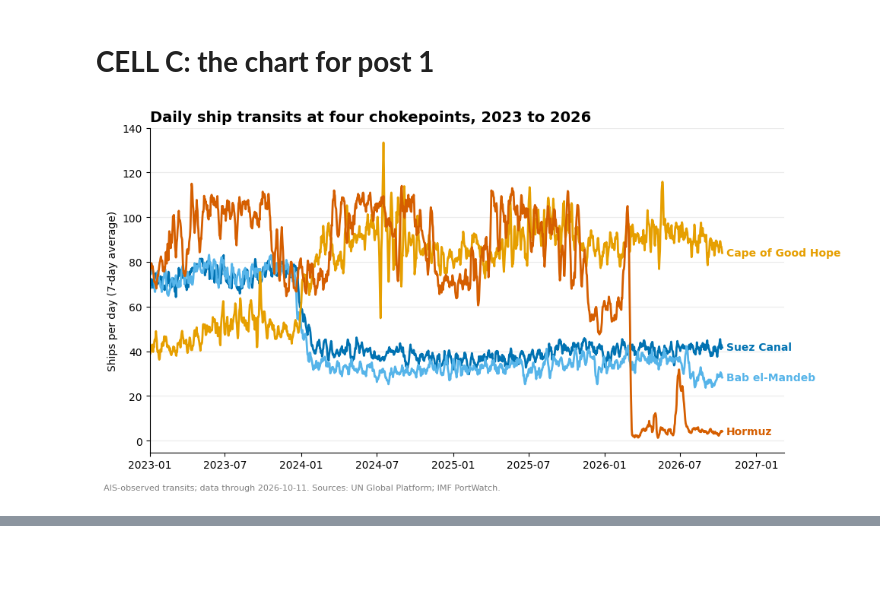
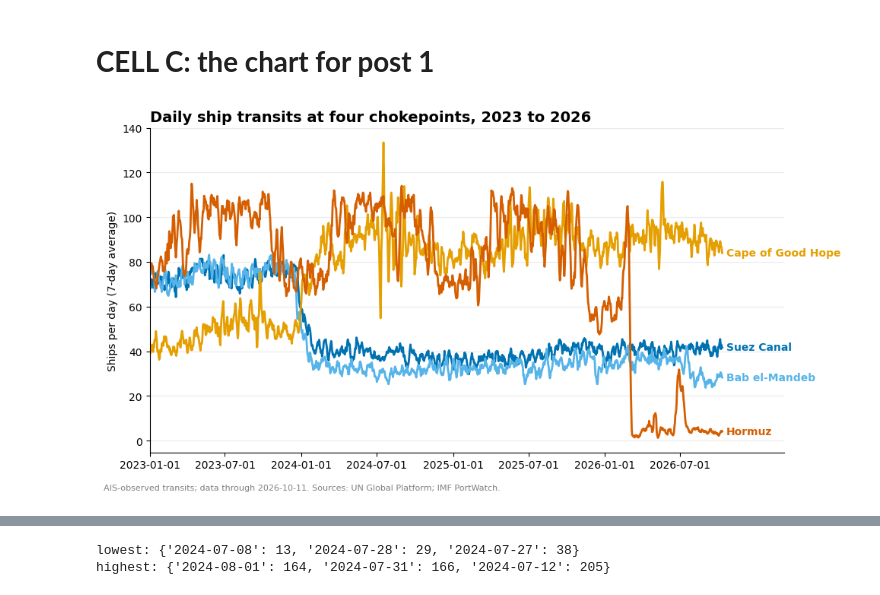
Before and after one commit to binary-cpu/chokepoint-tracker, a Jupyter notebook: 04_post1_chart.ipynb, the cells around one changed output, grey strips where cells are left out. Drawn from its saved outputs; the diff is of its cells as text; code cells hidden in the pictures; blank space fills up the shorter version.

```diff
--- a/04_post1_chart.ipynb
+++ b/04_post1_chart.ipynb
@@ -75,6 +75,3 @@ matched names: ['Bab el-Mandeb Strait', 'Cape of Good Hope', 'Strait of Hormuz',
 FOCUS = ["Suez Canal", "Bab el-Mandeb Strait", "Strait of Hormuz", "Cape of Good Hope"]
 f = daily[daily.portname.isin(FOCUS)].copy()
 latest = daily.date.max(); recent_start = latest - pd.Timedelta(days=27)
-# %%
-h = daily[daily.portname == "Strait of Hormuz"].set_index("date").n_total
-print("Hormuz transits 21-27 Sep 2026 in this snapshot:", int(h["2026-09-21":"2026-09-27"].sum()), "(notebook 02 snapshot gave 22)")
@@ -82,0 +78,14 @@ Hormuz transits 21-27 Sep 2026 in this snapshot: 22 (notebook 02 snapshot gave 2
+# %%
+red = {"chosen": ("2023-01-01", "2023-10-31"), "prior full year": ("2022-01-01", "2022-12-31"), "multi-year": ("2019-01-01", "2022-12-31")}
+hor = {"chosen": ("2025-01-01", "2026-01-31"), "prior full year": ("2024-01-01", "2024-12-31"), "multi-year": ("2022-01-01", "2024-12-31")}
+out = []
+for name in FOCUS:
+    wins = hor if name == "Strait of Hormuz" else red
+    s = f[f.portname == name].set_index("date").n_total
+    now = s[recent_start:latest].mean()
+    for label, (a, b) in wins.items():
+        out.append({"chokepoint": name, "baseline": label, "pct_change": round(100 * (now / s[a:b].mean() - 1), 1)})
+    a, b = wins["chosen"]
+    out.append({"chokepoint": name, "baseline": "chosen, median", "pct_change": round(100 * (now / s[a:b].median() - 1), 1)})
+sens = pd.DataFrame(out).pivot(index="chokepoint", columns="baseline", values="pct_change")[["chosen", "chosen, median", "prior full year", "multi-year"]]
+sens
@@ -85,23 +101,34 @@ Hormuz transits 21-27 Sep 2026 in this snapshot: 22 (notebook 02 snapshot gave 2
 # %%
 import matplotlib.pyplot as plt
 NAMES = {"Suez Canal": "Suez Canal", "Bab el-Mandeb Strait": "Bab el-Mandeb", "Cape of Good Hope": "Cape of Good Hope", "Strait of Hormuz": "Hormuz"}
 COLORS = {"Suez Canal": "#0072B2", "Bab el-Mandeb Strait": "#56B4E9", "Cape of Good Hope": "#E69F00", "Strait of Hormuz": "#D55E00"}
 d = daily[daily.portname.isin(NAMES)].pivot(index="date", columns="portname", values="n_total").rolling(7).mean().loc["2023-01-01":]
 fig, ax = plt.subplots(figsize=(10, 5.2))
 for name, short in NAMES.items():
     ax.plot(d.index, d[name], color=COLORS[name], linewidth=2)
     ax.text(d.index[-1] + pd.Timedelta(days=10), d[name].iloc[-1], short, color=COLORS[name], va="center", fontsize=10, fontweight="bold")
 ax.set_xlim(d.index[0], d.index[-1] + pd.Timedelta(days=150))
+import matplotlib.dates as mdates
+ticks = [t for t in ax.get_xticks() if t <= mdates.date2num(d.index[-1])]
+ax.set_xticks(ticks)
 ax.set_ylabel("Ships per day (7-day average)")
 ax.set_title("Daily ship transits at four chokepoints, 2023 to 2026", loc="left", fontsize=14, fontweight="bold")
 ax.spines[["top", "right"]].set_visible(False)
 ax.grid(axis="y", alpha=0.25)
 fig.text(0.01, 0.01, f"AIS-observed transits; data through {daily.date.max().date()}. Sources: UN Global Platform; IMF PortWatch.", fontsize=8, color="gray")
 plt.tight_layout(rect=(0, 0.03, 1, 1))
 plt.savefig("post1_chokepoints.png", dpi=200)
 plt.show()
 from google.colab import files; files.download("post1_chokepoints.png")
 # %% [output]
-[figure, old version]
+[figure, new version]
 [interactive output not drawn]
 [interactive output not drawn]
+# %%
+cape = daily[daily.portname == "Cape of Good Hope"].set_index("date").n_total
+w = cape["2024-06-15":"2024-08-15"]
+print("lowest:", {str(d.date()): int(v) for d, v in w.sort_values().head(3).items()})
+print("highest:", {str(d.date()): int(v) for d, v in w.sort_values().tail(3).items()})
+# %% [output]
+lowest: {'2024-07-08': 13, '2024-07-28': 29, '2024-07-27': 38}
+highest: {'2024-08-01': 164, '2024-07-31': 166, '2024-07-12': 205}
```
Also changed, not shown: parts of 2 cells of this notebook.
